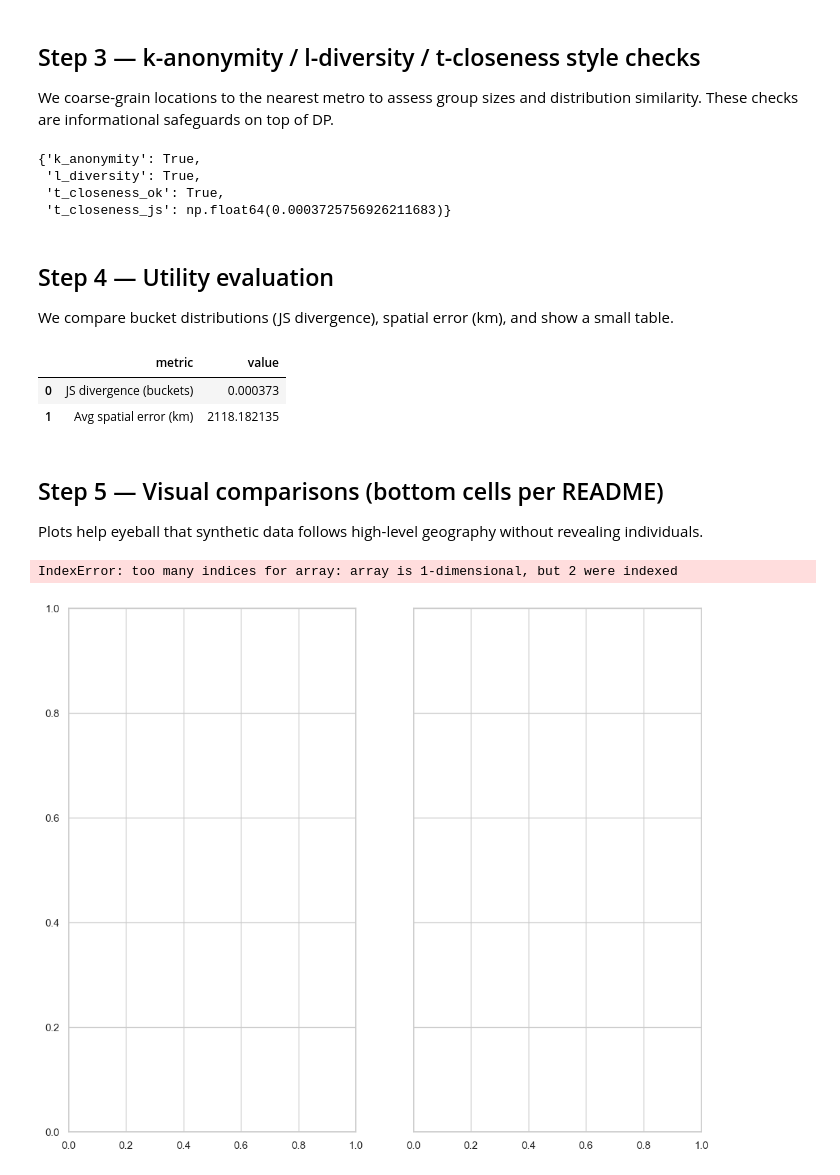
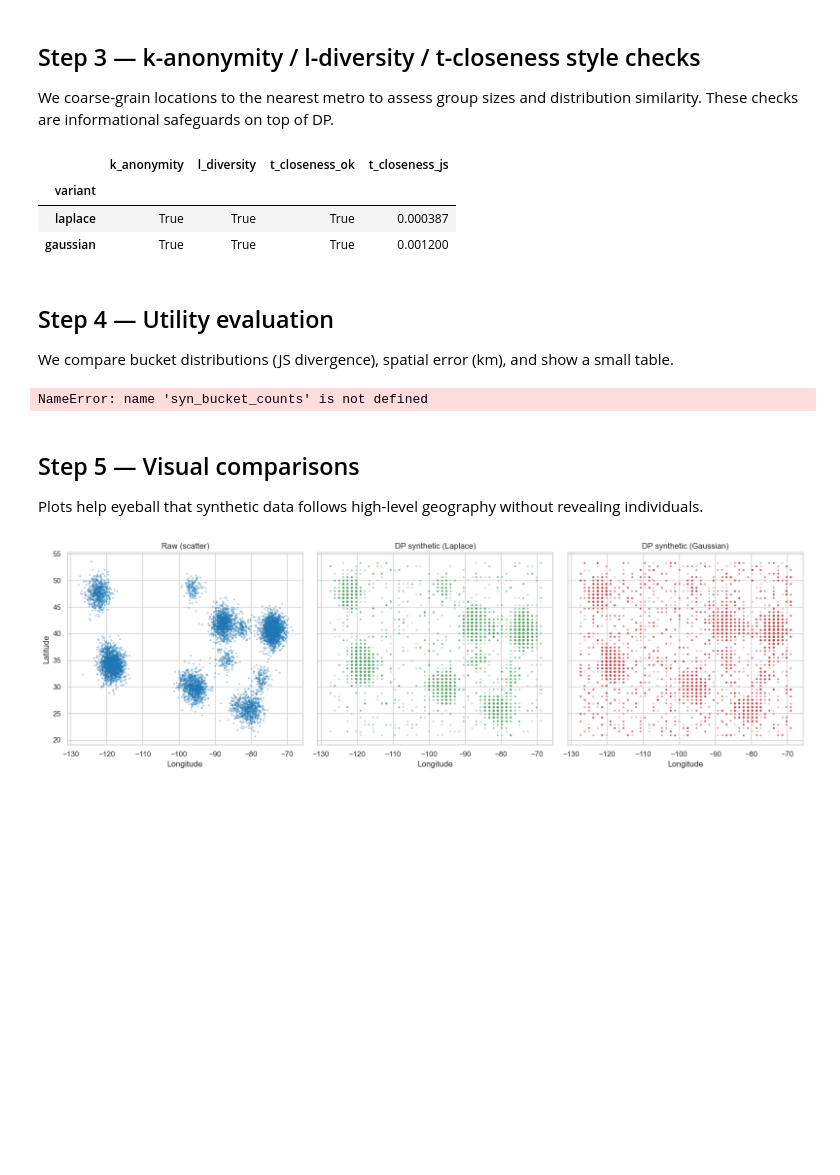
Before and after one commit to brubruh/CS3110_Final_project, a Jupyter notebook: dp_location_privacy.ipynb, the cells around one changed output. Saved outputs shown, nothing was run; the diff lists cells and outputs as text; code cells hidden in the pictures; blank space fills up the shorter version.

Commit message:
Added more comparisons between gaussian and laplace for the dataset.

```diff
--- a/dp_location_privacy.ipynb
+++ b/dp_location_privacy.ipynb
@@ -189,6 +207,7 @@ def nearest_city(lat, lon):
 
 raw_df["bucket"] = raw_df.apply(lambda r: nearest_city(r.lat, r.lon), axis=1)
 syn_df["bucket"] = syn_df.apply(lambda r: nearest_city(r.lat, r.lon), axis=1)
+gauss_syn_df["bucket"] = gauss_syn_df.apply(lambda r: nearest_city(r.lat, r.lon), axis=1)
 
 def k_anonymity(df: pd.DataFrame, k: int) -> bool:
     sizes = df.groupby("bucket").size()
@@ -220,18 +239,31 @@ def t_closeness(raw: pd.Series, syn: pd.Series, threshold: float) -> bool:
 
 raw_bucket_counts = raw_df.groupby("bucket").size()
 syn_bucket_counts = syn_df.groupby("bucket").size()
+gauss_bucket_counts = gauss_syn_df.groupby("bucket").size()
 
-k_ok = k_anonymity(syn_df, config.k_anonymity_k)
-l_ok = l_diversity(syn_df, config.l_diversity_l)
-t_ok, t_js = t_closeness(raw_bucket_counts, syn_bucket_counts, config.t_closeness_thresh)
+def privacy_report(df: pd.DataFrame, name: str) -> dict:
+    syn_counts = df.groupby("bucket").size()
+    t_ok, t_js = t_closeness(raw_bucket_counts, syn_counts, config.t_closeness_thresh)
+    return {
+        "variant": name,
+        "k_anonymity": k_anonymity(df, config.k_anonymity_k),
+        "l_diversity": l_diversity(df, config.l_diversity_l),
+        "t_closeness_ok": t_ok,
+        "t_closeness_js": t_js
+    }
 
-privacy_checks = {"k_anonymity": k_ok, "l_diversity": l_ok, "t_closeness_ok": t_ok, "t_closeness_js": t_js}
+reports = [
+    privacy_report(syn_df, "laplace"),
+    privacy_report(gauss_syn_df, "gaussian")
+]
+
+privacy_checks = pd.DataFrame(reports).set_index("variant")
 privacy_checks
 # %% [output]
-{'k_anonymity': True,
- 'l_diversity': True,
- 't_closeness_ok': True,
- 't_closeness_js': np.float64(0.0003725756926211683)}
+|  | k_anonymity | l_diversity | t_closeness_ok | t_closeness_js |
+| variant |  |  |  |  |
+| laplace | True | True | True | 0.000387 |
+| gaussian | True | True | True | 0.001200 |
 # %% [markdown]
 ## Step 4 — Utility evaluation
 We compare bucket distributions (JS divergence), spatial error (km), and show a small table.
@@ -252,39 +284,52 @@ def spatial_error(raw: pd.DataFrame, syn: pd.DataFrame, sample: int = 2000) -> f
     errs = [haversine_km(r.lat, r.lon, s.lat, s.lon) for (_, r), (_, s) in zip(raw_sample.iterrows(), syn_sample.iterrows())]
     return float(np.mean(errs))
 
-js_global = js_divergence(raw_bucket_counts.to_numpy(dtype=float), syn_bucket_counts.to_numpy(dtype=float))
-avg_km_error = spatial_error(raw_df, syn_df)
+# Utility metrics per variant
+gauss_bucket_counts = gauss_syn_df.groupby("bucket").size()
+variants = [
+    {
+        "variant": "laplace",
+        "js_divergence_buckets": js_divergence(raw_bucket_counts.to_numpy(dtype=float),
+                                                 syn_bucket_counts.to_numpy(dtype=float)),
+        "avg_spatial_error_km": spatial_error(raw_df, syn_df)
+    },
+    {
+        "variant": "gaussian",
+        "js_divergence_buckets": js_divergence(raw_bucket_counts.to_numpy(dtype=float),
+                                                gauss_bucket_counts.to_numpy(dtype=float)),
+        "avg_spatial_error_km": spatial_error(raw_df, gauss_syn_df)
+    }
+ ]
 
-utility_report = pd.DataFrame({
-    "metric": ["JS divergence (buckets)", "Avg spatial error (km)"],
-    "value": [js_global, avg_km_error]
-})
+utility_report = pd.DataFrame(variants).set_index("variant")
 utility_report
 # %% [output]
-|  | metric | value |
-| 0 | JS divergence (buckets) | 0.000373 |
-| 1 | Avg spatial error (km) | 2118.182135 |
+NameError: name 'syn_bucket_counts' is not defined
 # %% [markdown]
-## Step 5 — Visual comparisons (bottom cells per README)
+## Step 5 — Visual comparisons
 Plots help eyeball that synthetic data follows high-level geography without revealing individuals.
 # %%
-# Side-by-side scatter: raw vs DP (shared axes)
-fig, axes = plt.subplots(1, 2, figsize=(12, 5), sharex=True, sharey=True)
+# Side-by-side scatter: raw vs DP Laplace vs DP Gaussian (shared axes)
 raw_sample = raw_df.sample(min(len(raw_df), 8000), random_state=config.seed)
+laplace_sample = syn_df.sample(min(len(syn_df), 8000), random_state=config.seed)
+gauss_sample = gauss_syn_df.sample(min(len(gauss_syn_df), 8000), random_state=config.seed)
 
+fig, axes = plt.subplots(1, 3, figsize=(16, 5), sharex=True, sharey=True)
 sns.scatterplot(data=raw_sample, x="lon", y="lat", s=6, alpha=0.35, color="#1f77b4", edgecolor=None, ax=axes[0])
 axes[0].set_title("Raw (scatter)")
 
-sns.scatterplot(data=syn_df, x="lon", y="lat", s=6, alpha=0.35, color="#55a868", edgecolor=None, ax=axes[1])
-axes[1].set_title("DP synthetic (scatter)")
+sns.scatterplot(data=laplace_sample, x="lon", y="lat", s=6, alpha=0.35, color="#55a868", edgecolor=None, ax=axes[1])
+axes[1].set_title("DP synthetic (Laplace)")
+
+sns.scatterplot(data=gauss_sample, x="lon", y="lat", s=6, alpha=0.35, color="#c44e52", edgecolor=None, ax=axes[2])
+axes[2].set_title("DP synthetic (Gaussian)")
 
 for ax in axes:
     ax.set_xlabel("Longitude")
     ax.set_ylabel("Latitude")
 
 plt.tight_layout()
 plt.show()
 # %% [output]
-IndexError: too many indices for array: array is 1-dimensional, but 2 were indexed
-[figure, old version]
+[figure, new version]
 # %%
```
Also changed, not shown: parts of 4 cells of this notebook.
